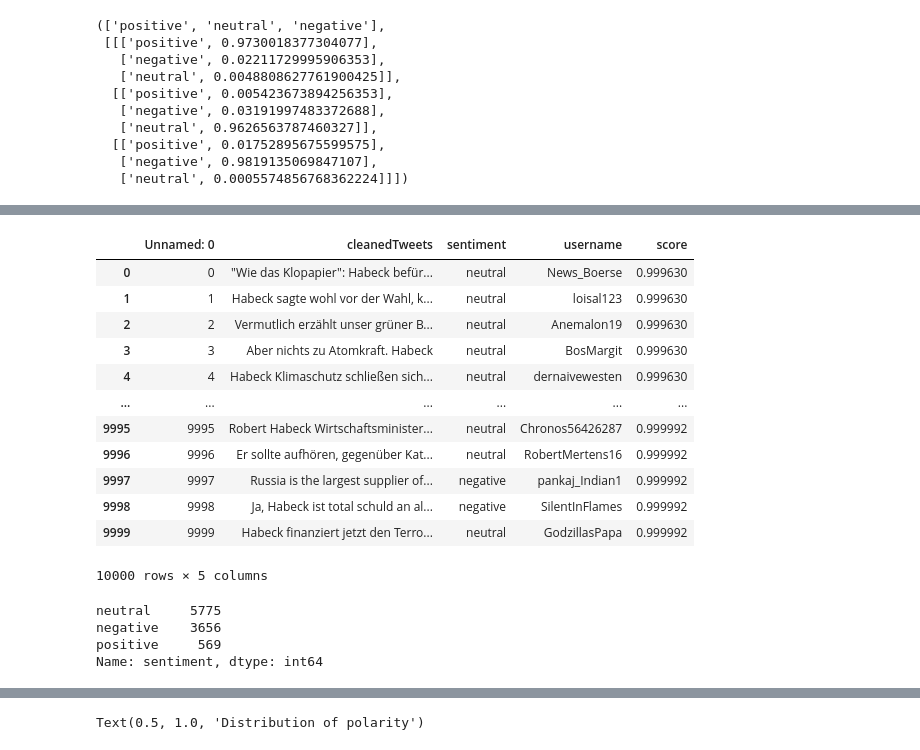
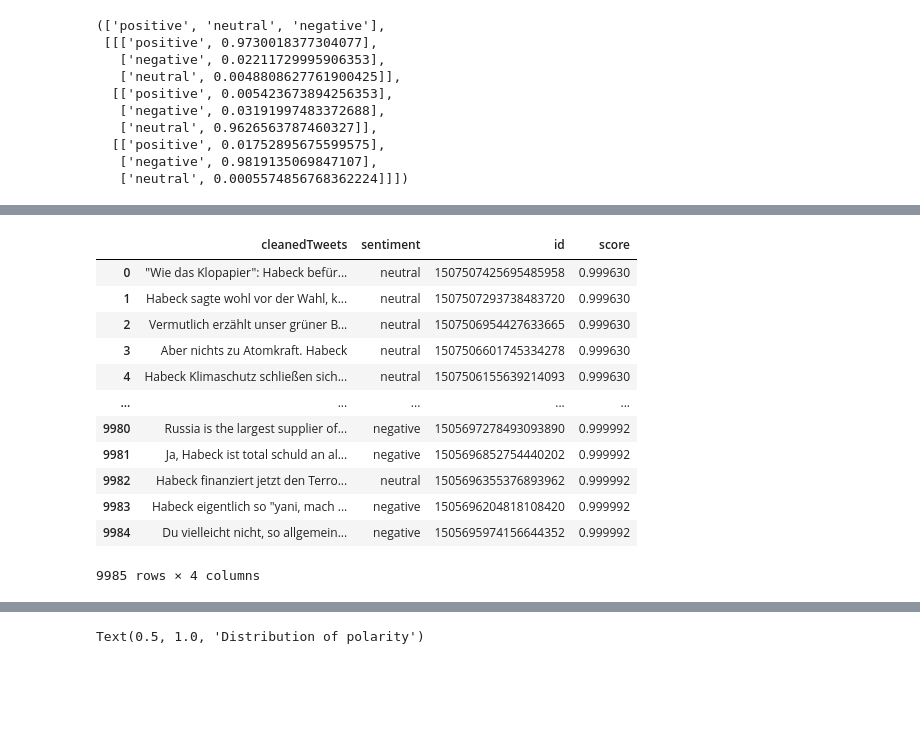
Before and after one commit to ChristianWussow/Portfolio, a Jupyter notebook: Twitter_Sentiement_Analysis.ipynb, the cells around one changed output, grey strips where cells are left out. Drawn from its saved outputs; the diff is of its cells as text; code cells hidden in the pictures; blank space fills up the shorter version.

```diff
--- a/Twitter_Sentiement_Analysis.ipynb
+++ b/Twitter_Sentiement_Analysis.ipynb
@@ -56,4 +42,4 @@ len(data)
 # %%
-df = data[['date', 'id', 'content','username']]
+df = data[['date', 'id', 'content']]
 df.head()
 # %% [output]
@@ -103,3 +80 @@ df.to_csv("tweets_1.csv")
-# %%
-df = pd.read_csv('tweets_1.csv')
 # %%
@@ -155,8 +118,7 @@ df
 # %%
-#df['username'] = usernmane
 df['sentiment'] = sentiment
 df['probability'] = probability
-df = df[['cleanedTweets','sentiment', 'probability', 'username']]
+df = df[['cleanedTweets','sentiment', 'probability', 'id']]
 n = 10
 for i in range(n):
 
@@ -217,25 +167,16 @@ df.to_csv('/content/drive/MyDrive/Phyton/Project/Twitter/tweets_habeck_gas.csv',
-# %%
-df = pd.read_csv('/content/drive/MyDrive/Phyton/Project/Twitter/tweets_habeck_gas.csv')
 # %%
-df.drop('probability', axis = 1)
+df.drop(['probability'], axis = 1)
 # %% [output]
-|  | Unnamed: 0 | cleanedTweets | sentiment | username | score |
-| 0 | 0 | "Wie das Klopapier": Habeck befür... | neutral | News_Boerse | 0.999630 |
-| 1 | 1 | Habeck sagte wohl vor der Wahl, k... | neutral | loisal123 | 0.999630 |
-| 2 | 2 | Vermutlich erzählt unser grüner B... | neutral | Anemalon19 | 0.999630 |
-| 3 | 3 | Aber nichts zu Atomkraft. Habeck | neutral | BosMargit | 0.999630 |
-| 4 | 4 | Habeck Klimaschutz schließen sich... | neutral | dernaivewesten | 0.999630 |
-| ... | ... | ... | ... | ... | ... |
-| 9995 | 9995 | Robert Habeck Wirtschaftsminister... | neutral | Chronos56426287 | 0.999992 |
-| 9996 | 9996 | Er sollte aufhören, gegenüber Kat... | neutral | RobertMertens16 | 0.999992 |
-| 9997 | 9997 | Russia is the largest supplier of... | negative | pankaj_Indian1 | 0.999992 |
-| 9998 | 9998 | Ja, Habeck ist total schuld an al... | negative | SilentInFlames | 0.999992 |
-| 9999 | 9999 | Habeck finanziert jetzt den Terro... | neutral | GodzillasPapa | 0.999992 |
+|  | cleanedTweets | sentiment | id | score |
+| 0 | "Wie das Klopapier": Habeck befür... | neutral | 1507507425695485958 | 0.999630 |
+| 1 | Habeck sagte wohl vor der Wahl, k... | neutral | 1507507293738483720 | 0.999630 |
+| 2 | Vermutlich erzählt unser grüner B... | neutral | 1507506954427633665 | 0.999630 |
+| 3 | Aber nichts zu Atomkraft. Habeck | neutral | 1507506601745334278 | 0.999630 |
+| 4 | Habeck Klimaschutz schließen sich... | neutral | 1507506155639214093 | 0.999630 |
+| ... | ... | ... | ... | ... |
+| 9980 | Russia is the largest supplier of... | negative | 1505697278493093890 | 0.999992 |
+| 9981 | Ja, Habeck ist total schuld an al... | negative | 1505696852754440202 | 0.999992 |
+| 9982 | Habeck finanziert jetzt den Terro... | neutral | 1505696355376893962 | 0.999992 |
+| 9983 | Habeck eigentlich so "yani, mach ... | negative | 1505696204818108420 | 0.999992 |
+| 9984 | Du vielleicht nicht, so allgemein... | negative | 1505695974156644352 | 0.999992 |
-10000 rows × 5 columns
+9985 rows × 4 columns
-# %%
-df.sentiment.value_counts()
-# %% [output]
-neutral     5775
-negative    3656
-positive     569
-Name: sentiment, dtype: int64
```
Also changed, not shown: parts of 57 cells of this notebook.
